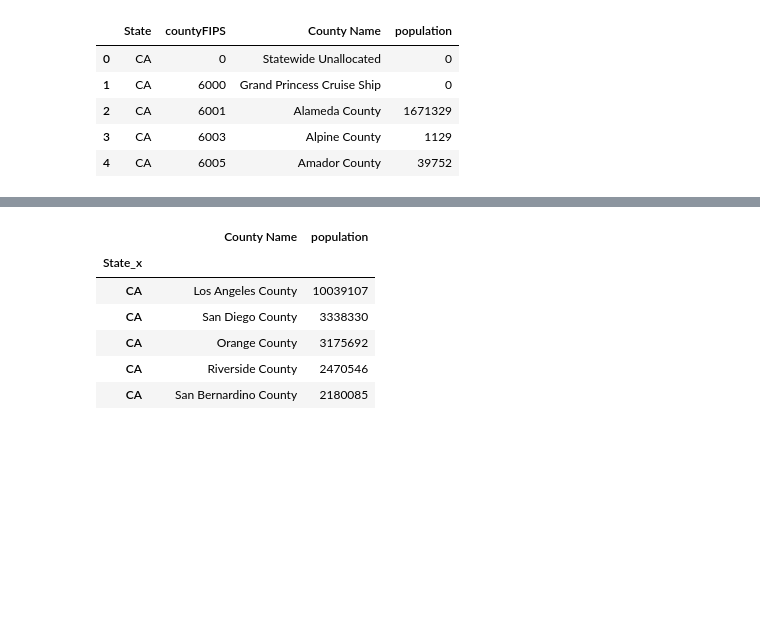
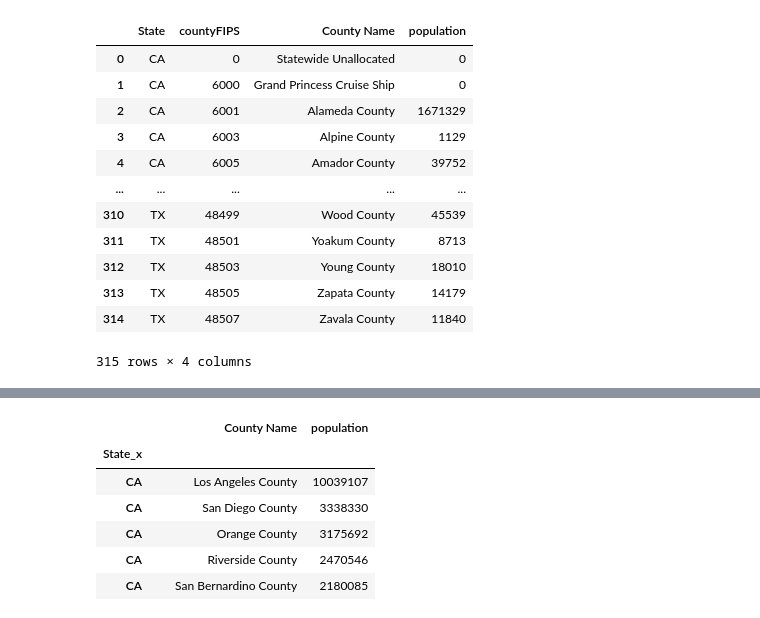
Before and after one commit to shadiaduery/bootcamp-group_project-1, a Jupyter notebook: Analysis/covid19_us_cases.ipynb, the cells around one changed output, grey strips where cells are left out. Saved outputs shown, nothing was run; the diff lists cells and outputs as text; code cells hidden in the pictures; blank space fills up the shorter version.

```diff
--- a/Analysis/covid19_us_cases.ipynb
+++ b/Analysis/covid19_us_cases.ipynb
@@ -69,15 +113,24 @@ covidbycounty_pd.head()
 # %%
+#Extracting data on states of interest
+#(maybe change name of this dataframe? It`s just about population, not covid)
 covidbycounty_pd_CA_TX = covidbycounty_pd.set_index("State")
 
 covidbycounty_pd_CA_TX = covidbycounty_pd_CA_TX.loc[["CA","TX"]]
 
 covidbycounty_pd_CA_TX = covidbycounty_pd_CA_TX.reset_index()
 
-covidbycounty_pd_CA_TX.head()
+covidbycounty_pd_CA_TX
 # %% [output]
 |  | State | countyFIPS | County Name | population |
 | 0 | CA | 0 | Statewide Unallocated | 0 |
 | 1 | CA | 6000 | Grand Princess Cruise Ship | 0 |
 | 2 | CA | 6001 | Alameda County | 1671329 |
 | 3 | CA | 6003 | Alpine County | 1129 |
 | 4 | CA | 6005 | Amador County | 39752 |
+| ... | ... | ... | ... | ... |
+| 310 | TX | 48499 | Wood County | 45539 |
+| 311 | TX | 48501 | Yoakum County | 8713 |
+| 312 | TX | 48503 | Young County | 18010 |
+| 313 | TX | 48505 | Zapata County | 14179 |
+| 314 | TX | 48507 | Zavala County | 11840 |
+315 rows × 4 columns
```
Also changed, not shown: parts of 20 cells of this notebook.
